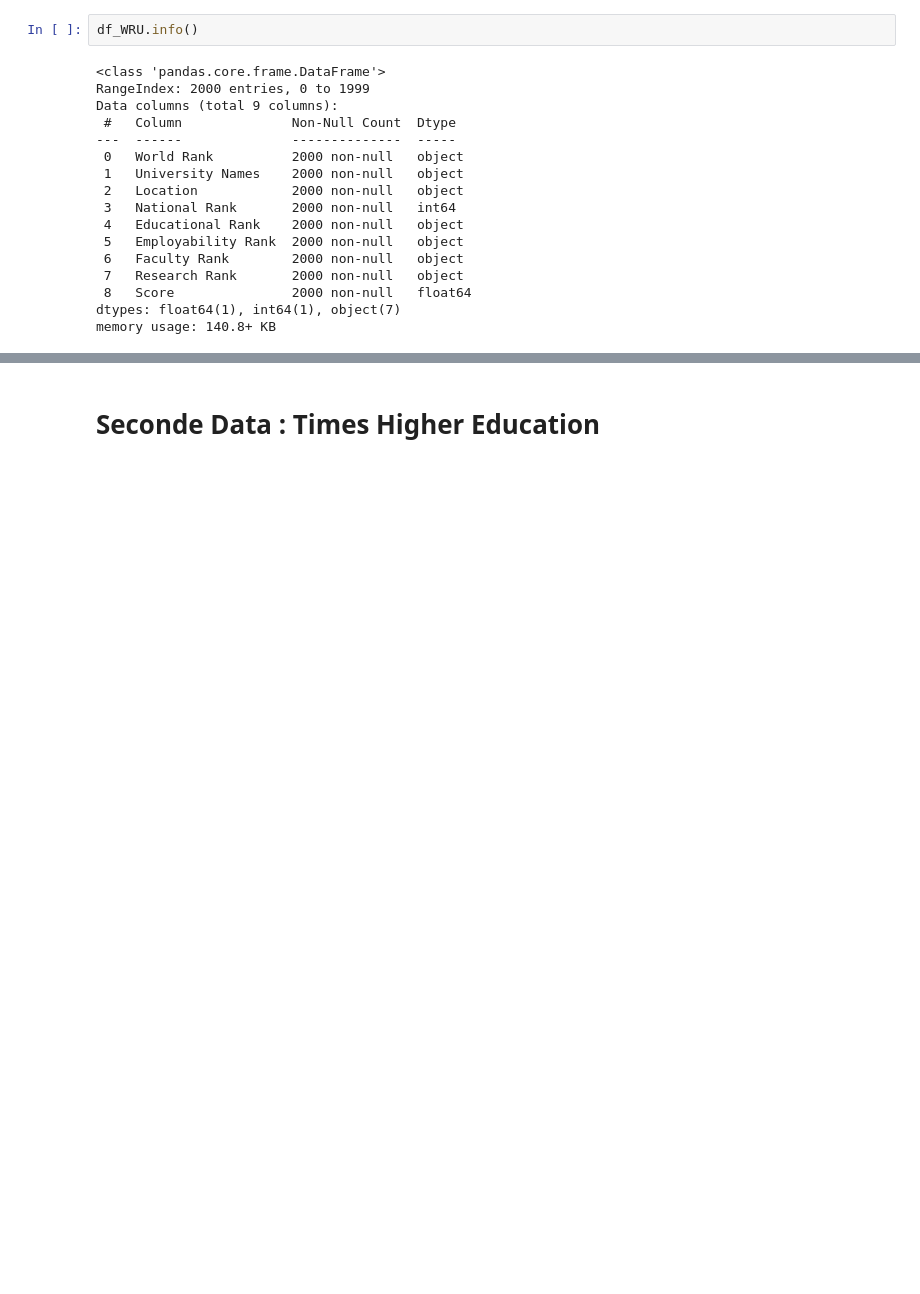
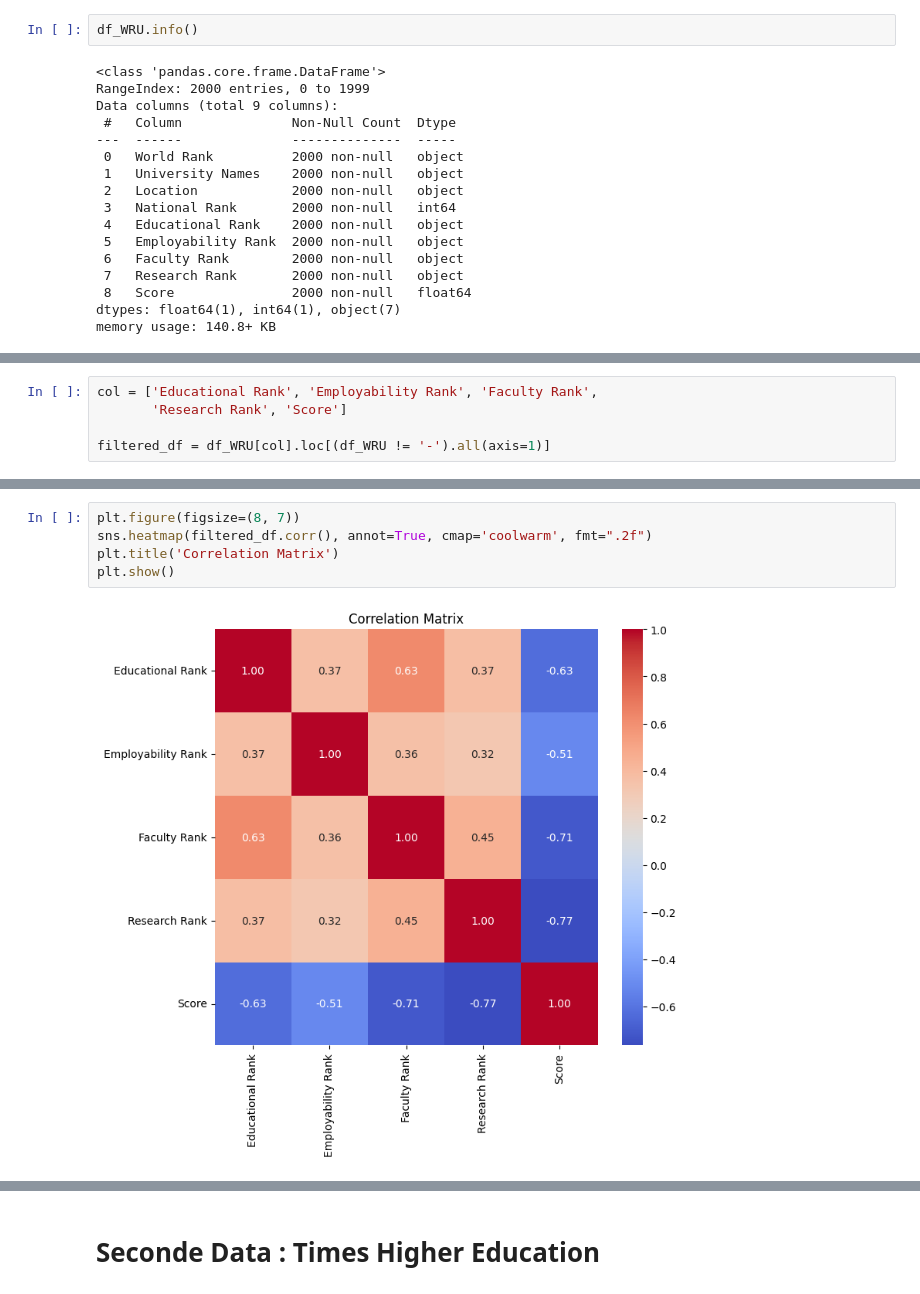
Before and after one commit to raseel4/Data_analysis_project_2, a Jupyter notebook: Project_2.ipynb, the cells around one changed output, grey strips where cells are left out. Saved outputs shown, nothing was run; the diff lists cells and outputs as text; blank space fills up the shorter version.

```diff
--- a/Project_2.ipynb
+++ b/Project_2.ipynb
@@ -52,0 +177,5 @@ memory usage: 140.8+ KB
+# %%
+col = ['Educational Rank', 'Employability Rank', 'Faculty Rank',
+       'Research Rank', 'Score']
+
+filtered_df = df_WRU[col].loc[(df_WRU != '-').all(axis=1)]
@@ -52,0 +198,7 @@ memory usage: 140.8+ KB
+# %%
+plt.figure(figsize=(8, 7))
+sns.heatmap(filtered_df.corr(), annot=True, cmap='coolwarm', fmt=".2f")
+plt.title('Correlation Matrix')
+plt.show()
+# %% [output]
+[figure, added]
```
Also changed, not shown: parts of 42 cells of this notebook.
